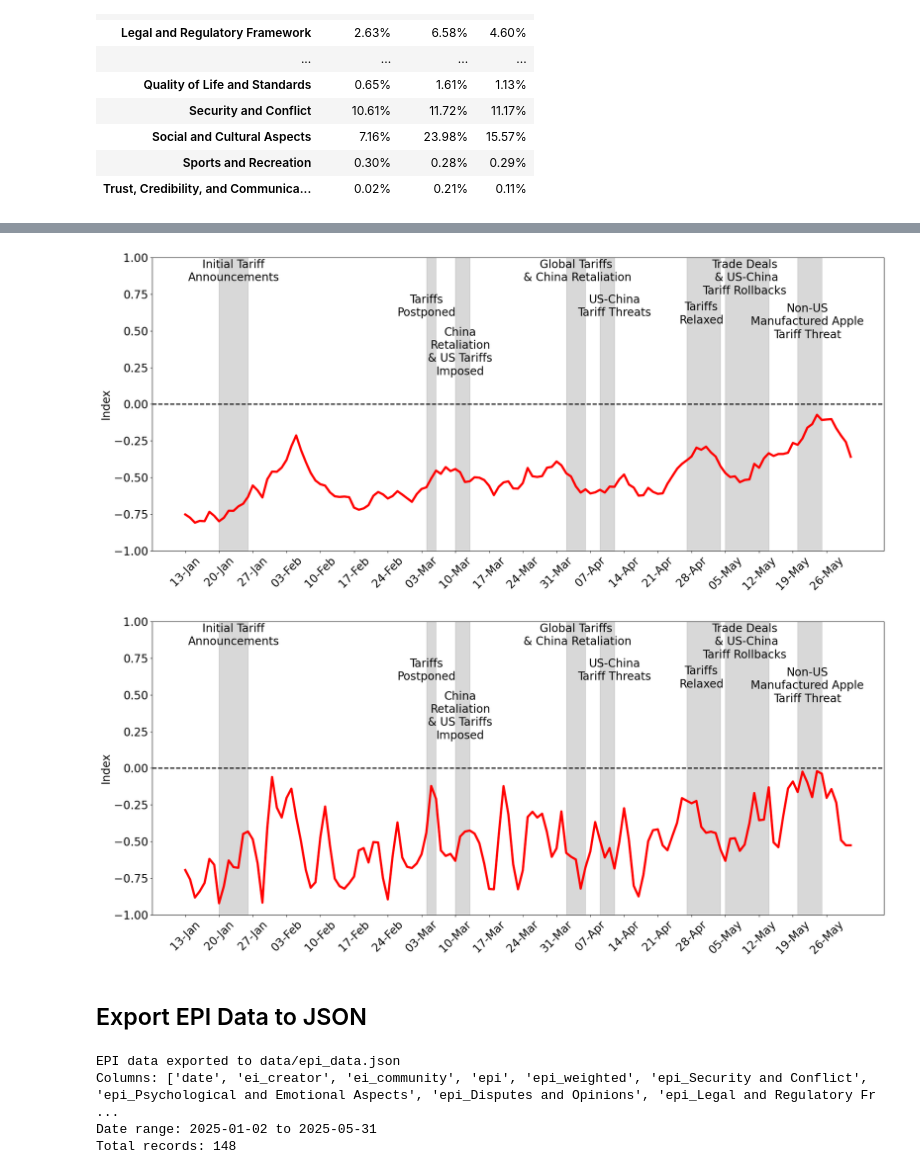
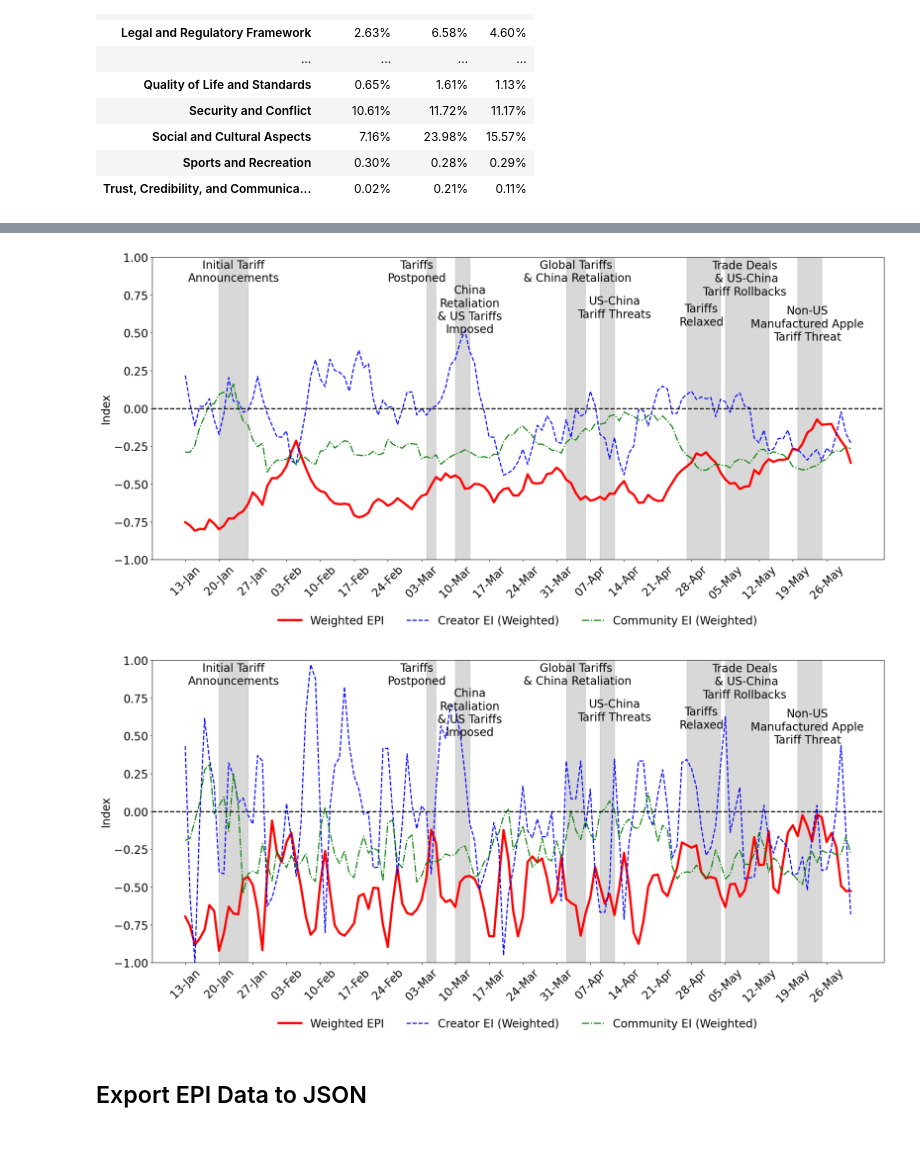
Before and after one commit to isom-ds/youtube-emotion-financial-modelling, a Jupyter notebook: 300_index_module.ipynb, the cells around one changed output, grey strips where cells are left out. Saved outputs shown, nothing was run; the diff lists cells and outputs as text; code cells hidden in the pictures; blank space fills up the shorter version.

```diff
--- a/300_index_module.ipynb
+++ b/300_index_module.ipynb
@@ -1118,6 +1118,25 @@ for topic in common_topics:
         )
 
 # No clipping needed - result is naturally in [-1, 1] range since weights sum to 1
+# %%
+# Calculate weighted EI for creator and community
+epi_weights['ei_creator_weighted'] = 0.0
+epi_weights['ei_community_weighted'] = 0.0
+
+for topic in common_topics:
+    # Weighted EI for creator using creator weights
+    if f'ei_creator_{topic}' in epi_weights.columns and f'creator_{topic}_percent' in epi_weights.columns:
+        epi_weights['ei_creator_weighted'] += (
+            epi_weights[f'ei_creator_{topic}'] * epi_weights[f'creator_{topic}_percent']
+        )
+
+    # Weighted EI for community using community weights
+    if f'ei_community_{topic}' in epi_weights.columns and f'community_{topic}_percent' in epi_weights.columns:
+        epi_weights['ei_community_weighted'] += (
+            epi_weights[f'ei_community_{topic}'] * epi_weights[f'community_{topic}_percent']
+        )
+
+# Results are naturally in [-1, 1] range since weights sum to 1
 # %%
 def plot_epi_topic_weighted(
     df: pd.DataFrame,
@@ -1245,23 +1297,27 @@ plot_epi_topic_weighted(
 # %%
-# Create rolling 3-day window average for epi_weights
-epi_weights_MA3 = epi_weights.copy()
-epi_weights_MA3['epi_weighted'] = epi_weights['epi_weighted'].rolling(window=7).mean()
+# Create rolling 7-day window average for epi_weights
+epi_weights_MA7 = epi_weights.copy()
+epi_weights_MA7['epi_weighted'] = epi_weights['epi_weighted'].rolling(window=7).mean()
+epi_weights_MA7['ei_creator_weighted'] = epi_weights['ei_creator_weighted'].rolling(window=7).mean()
+epi_weights_MA7['ei_community_weighted'] = epi_weights['ei_community_weighted'].rolling(window=7).mean()
 
 plot_epi_topic_weighted(
-    epi_weights_MA3[(epi_weights_MA3.date >= pd.to_datetime("2025-01-13")) & (epi_weights_MA3.date <= pd.to_datetime(end_date))]
+    epi_weights_MA7[(epi_weights_MA7.date >= pd.to_datetime("2025-01-13")) & (epi_weights_MA7.date <= pd.to_datetime(end_date))]
 )
 # %% [output]
-[figure, old version]
+[figure, new version]
 # %%
 # Create rolling 2-day window average for epi_weights
 epi_weights_MA2 = epi_weights.copy()
 epi_weights_MA2['epi_weighted'] = epi_weights['epi_weighted'].rolling(window=2).mean()
+epi_weights_MA2['ei_creator_weighted'] = epi_weights['ei_creator_weighted'].rolling(window=2).mean()
+epi_weights_MA2['ei_community_weighted'] = epi_weights['ei_community_weighted'].rolling(window=2).mean()
 
 plot_epi_topic_weighted(
     epi_weights_MA2[(epi_weights_MA2.date >= pd.to_datetime("2025-01-13")) & (epi_weights_MA2.date <= pd.to_datetime(end_date))]
 )
 # %% [output]
-[figure, old version]
+[figure, new version]
 # %% [markdown]
 ## Export EPI Data to JSON
 # %%
@@ -1275,7 +1331,8 @@ df_epi_export['date'] = df_epi_export['date'].dt.strftime('%Y-%m-%d')
 
 # Prepare epi_weights for export (topic-weighted EPIs)
 # Select relevant columns: date, epi_weighted, and topic-specific epi columns
-epi_cols = ['date', 'epi_weighted'] + [col for col in epi_weights.columns if col.startswith('epi_') and col != 'epi_weighted']
+epi_cols = ['date', 'epi_weighted'] + \
+    [col for col in epi_weights.columns if (col.startswith('epi_') or col.startswith('ei_')) and col != 'epi_weighted']
 df_epi_topic_export = epi_weights[epi_cols].copy()
 df_epi_topic_export['date'] = pd.to_datetime(df_epi_topic_export['date']).dt.strftime('%Y-%m-%d')
 
@@ -1287,17 +1344,3 @@ df_epi_combined = pd.merge(
     on='date',
     how='outer'
 ).sort_values('date')
-
-# Export to JSON
-output_path = 'data/epi_data.json'
-df_epi_combined.to_json(output_path, orient='records', date_format='iso', indent=2)
-
-print(f"EPI data exported to {output_path}")
-print(f"Columns: {df_epi_combined.columns.tolist()}")
-print(f"Date range: {df_epi_combined['date'].min()} to {df_epi_combined['date'].max()}")
-print(f"Total records: {len(df_epi_combined)}")
-# %% [output]
-EPI data exported to data/epi_data.json
-Columns: ['date', 'ei_creator', 'ei_community', 'epi', 'epi_weighted', 'epi_Security and Conflict', 'epi_Psychological and Emotional Aspects', 'epi_Disputes and Opinions', 'epi_Legal and Regulatory Fr ...
-Date range: 2025-01-02 to 2025-05-31
-Total records: 148
```
Also changed, not shown: parts of 5 cells of this notebook, 1 other file.
